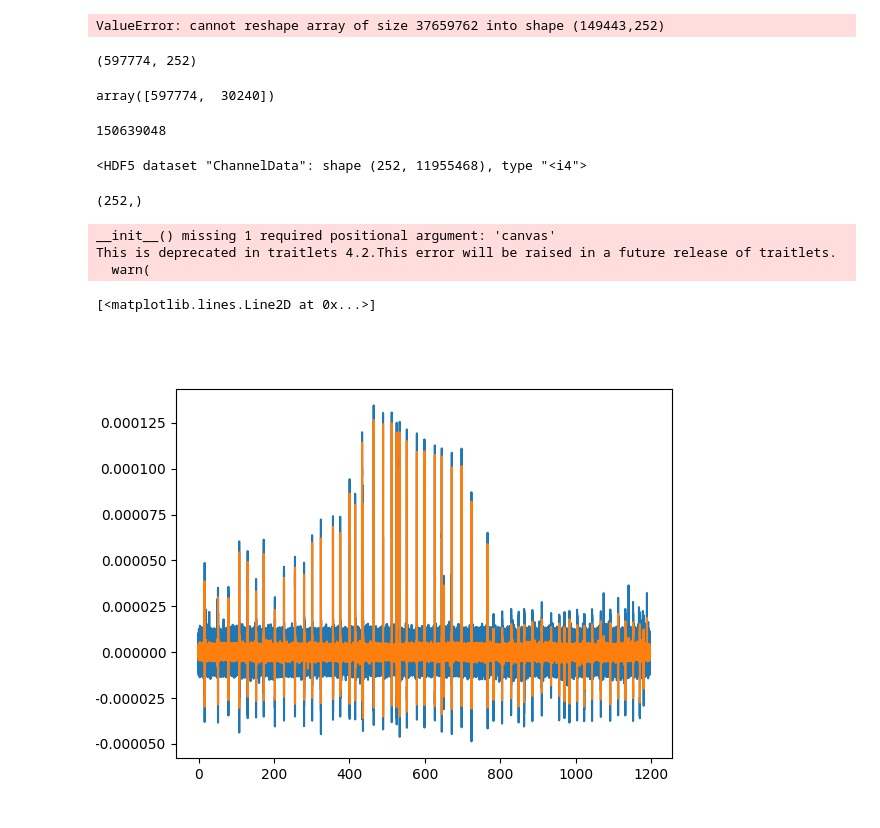
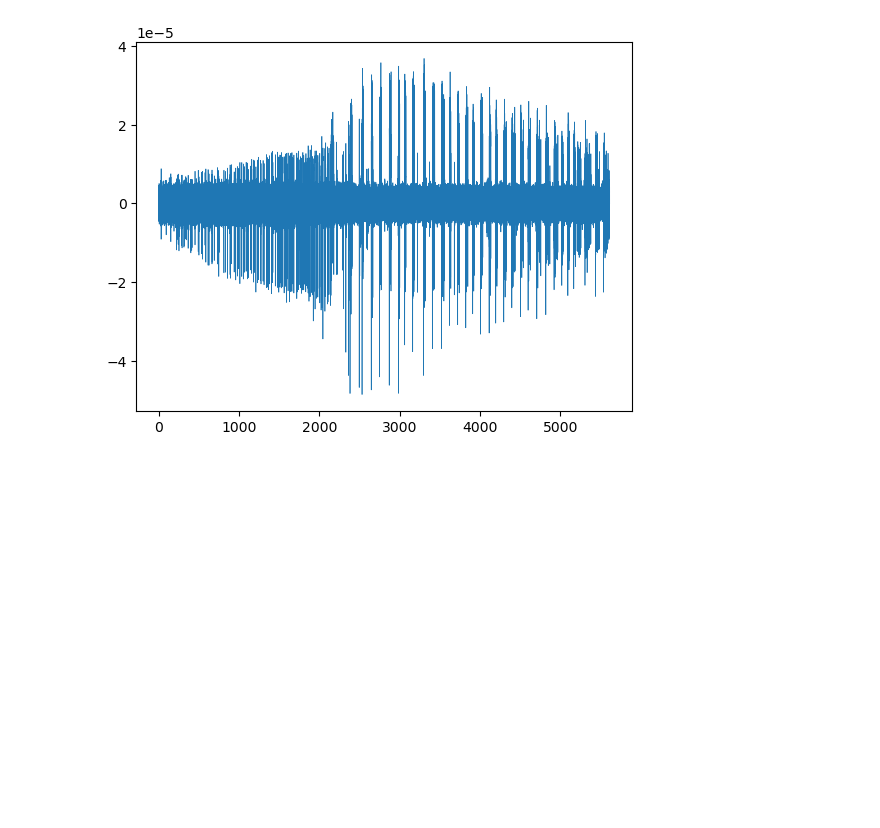
Before and after one commit to OlegFS/MEA-analysis, a Jupyter notebook: notebooks/filtering.ipynb, the cells around one changed output. Saved outputs shown, nothing was run; the diff lists cells and outputs as text; code cells hidden in the pictures; blank space fills up the shorter version.

```diff
--- a/notebooks/filtering.ipynb
+++ b/notebooks/filtering.ipynb
@@ -98,9 +230,15 @@ chunnks = get_all_chunk_bounds(11955468,100000)
 # %%
 
-with h5py.File(file_name, "r") as f:
-    data= f['Data']['Recording_0']['AnalogStream']['Stream_0']['ChannelData']
-    print(data)
-    # chunk_size = 1000  # Choose an optimal chunk size
-    for k in chunnks[:]:
-        data_chunk = data[:,k[0]:k[1]]  # Process in chunks
+# file_name = '/Users/ovinogradov/Documents/Projects/SCN1A/MEA-analysis/data/Shaima_example/2025-01-17T21-17-46McsRecording.h5'
+
+# with h5py.File('filtered.h5', 'r') as f:
+with h5py.File(target_file, 'r') as f:
+    print(f['data'].shape)
+    filt = f['data'][:,:]
+
+# with h5py.File(file_name, "r") as f:
+#     data= f['Data']['Recording_0']['AnalogStream']['Stream_0']['ChannelData']
+#     print(data)
+#     # chunk_size = 1000  # Choose an optimal chunk size
+#     data_series = data[10,:]  # Process in chunks
 # %% [output]
@@ -200,51 +246,11 @@ data_chunk
-# %%
-with open('/Users/ovinogradov/Documents/Projects/SCN1A/MEA-analysis/data/Shaima_example/filt.bin', 'rb') as f_out:
-    filt = np.fromfile(f_out)
-    filt = filt.reshape(filt.shape[0]//252,252)
-    # print(filt.shape)
-# %% [output]
-ValueError: cannot reshape array of size 37659762 into shape (149443,252)
-# %%
-# with h5py.File('filtered.h5', 'r') as f:
-with h5py.File('/Users/ovinogradov/Documents/Projects/SCN1A/MEA-analysis/data/Shaima_example/filt.h5', 'r') as f:
-    filt = f['data'][:]
-# %%
-filt.shape
-# %% [output]
-(597774, 252)
-# %%
-na(length).sum(0)
-# %% [output]
-array([597774,  30240])
-# %%
-597774* 252
-# %% [output]
-150639048
-# %%
-file_name = '/Users/ovinogradov/Documents/Projects/SCN1A/MEA-analysis/data/Shaima_example/2025-01-17T21-17-46McsRecording.h5'
-
-with h5py.File(file_name, "r") as f:
-    data= f['Data']['Recording_0']['AnalogStream']['Stream_0']['ChannelData']
-    print(data)
-    # chunk_size = 1000  # Choose an optimal chunk size
-    data_series = data[10,:]  # Process in chunks
-# %% [output]
-<HDF5 dataset "ChannelData": shape (252, 11955468), type "<i4">
-# %%
-data_series.shape
-# %% [output]
-(252,)
 # %%
+plt.figure()
 
-%matplotlib widget
-plt.figure()
-plt.plot(np.arange(0,len(data_series))*(1/10000),data_series*adc_step)
-plt.plot(np.arange(0,len(filt))*(1/500),filt[:,10]*adc_step,'-')
-
-# plt.show()
+# plt.plot(np.arange(0,len(data_series))*(1/fs),data_series*adc_step)
+# plt.plot(np.arange(0,len(filt))*(1/1000),filt[:,3]*adc_step,'-');
+plt.plot(np.arange(0,len(filt))*(1/subsampling_rate),filt[:,10]*adc_step,'-',linewidth = 0.5);
+# plt.xlim(85,140.3)
+# plt.ylim([-5e-5,8e-5])
+plt.show()
 # %% [output]
-__init__() missing 1 required positional argument: 'canvas'
-This is deprecated in traitlets 4.2.This error will be raised in a future release of traitlets.
-  warn(
-[<matplotlib.lines.Line2D at 0x...>]
-[figure, old version]
+[figure, new version]
```
Also changed, not shown: parts of 25 cells of this notebook, 3 other files.
